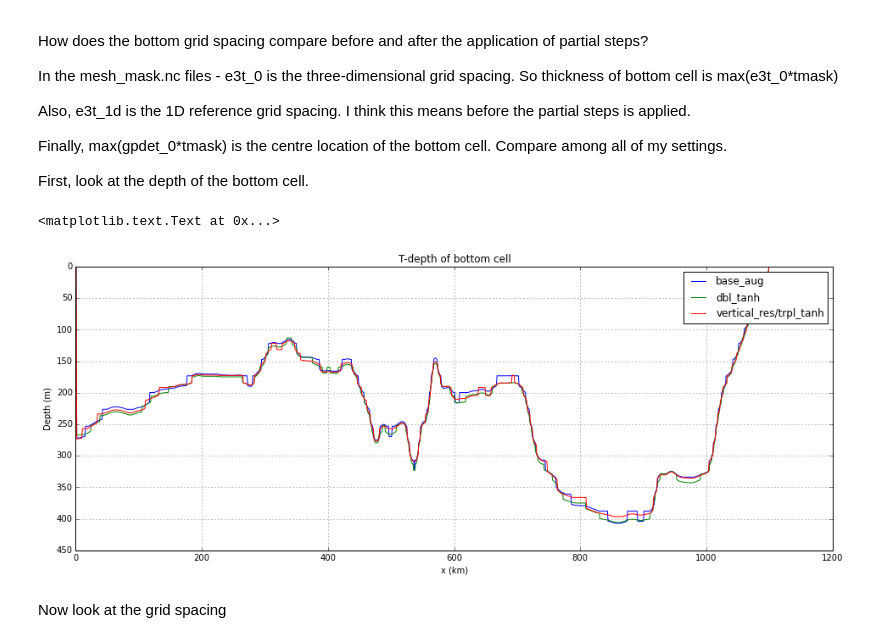
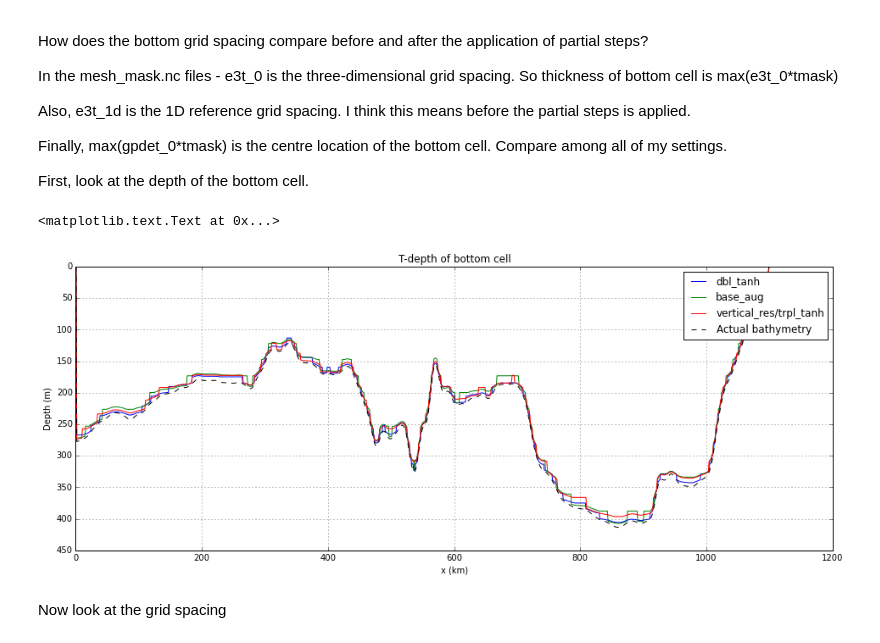
Before and after one commit to SalishSeaCast/2d-domain, a Jupyter notebook: analysis/CompareVerticalRes-trpl_tanh.ipynb, the cells around one changed output. Cells and saved outputs as stored; diff of their text form; code cells hidden in the pictures.

Commit message:
Added actual bathymetry

```diff
--- a/analysis/CompareVerticalRes-trpl_tanh.ipynb
+++ b/analysis/CompareVerticalRes-trpl_tanh.ipynb
@@ -25,6 +25,9 @@ path[run2] = os.path.join(results,run2)
 
 print(path[run1])
 print(path[run2])
+
+grid = nc.Dataset('/data/nsoontie/MEOPAR/2Ddomain/grid/bathy2D_36.nc')
+bathy = grid.variables['Bathymetry'][:]
 # %% [output]
 /data/nsoontie/MEOPAR/SalishSea/results/2Ddomain/3.6/vertical_res/trpl_tanh
 /data/nsoontie/MEOPAR/SalishSea/results/2Ddomain/3.6/base_aug
@@ -477,17 +480,18 @@ for run in paths:
 # %%
 fig, ax = plt.subplots(1,1,figsize=(16,6))
 t=1
 for run in paths:
     ax.plot(meshes[run], label=run)
+ax.plot(bathy[y,:],'--k',label = 'Actual bathymetry')
 ax.legend()
 ax.set_ylim([450,0])
 ax.grid()
 ax.set_title('T-depth of bottom cell ')
 ax.set_ylabel('Depth (m)')
 ax.set_xlabel('x (km)')
 # %% [output]
 <matplotlib.text.Text at 0x...>
-[figure, old version]
+[figure, new version]
 # %% [markdown]
 Now look at the grid spacing
 # %%
```
Also changed, not shown: parts of 2 cells of this notebook.
